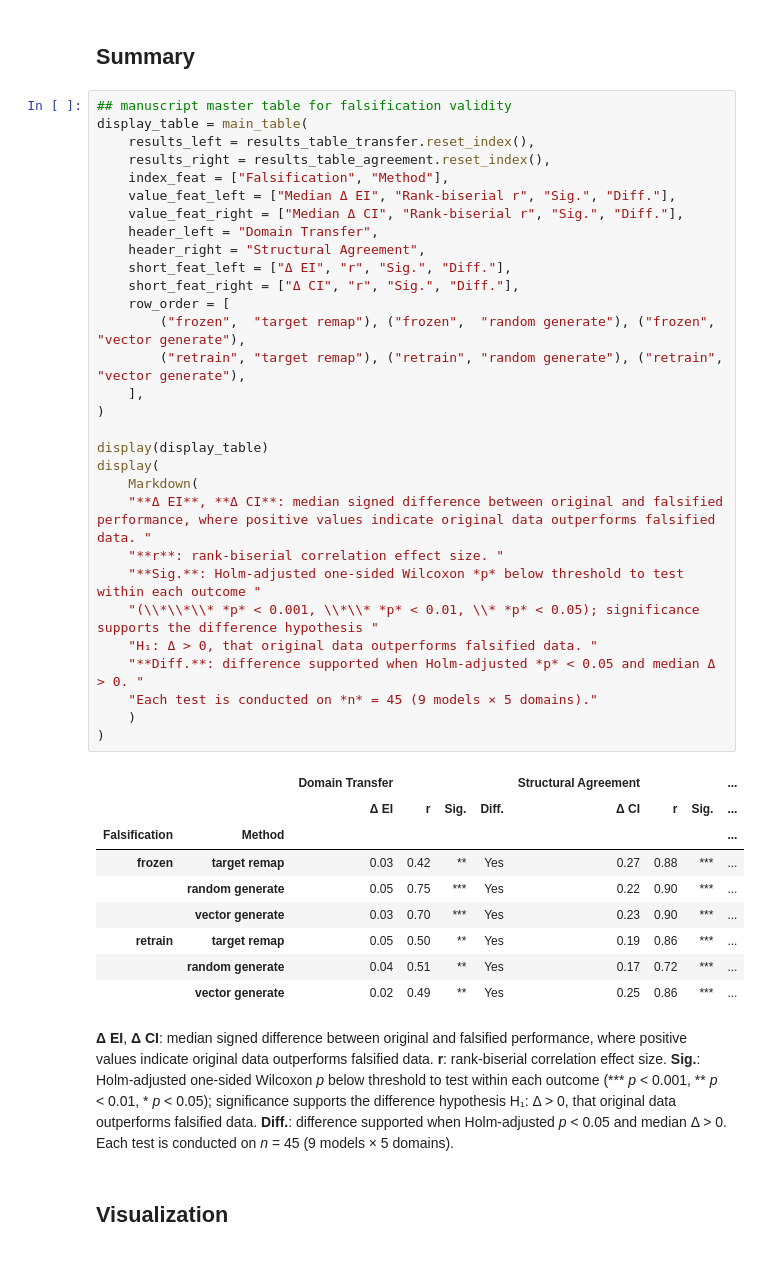
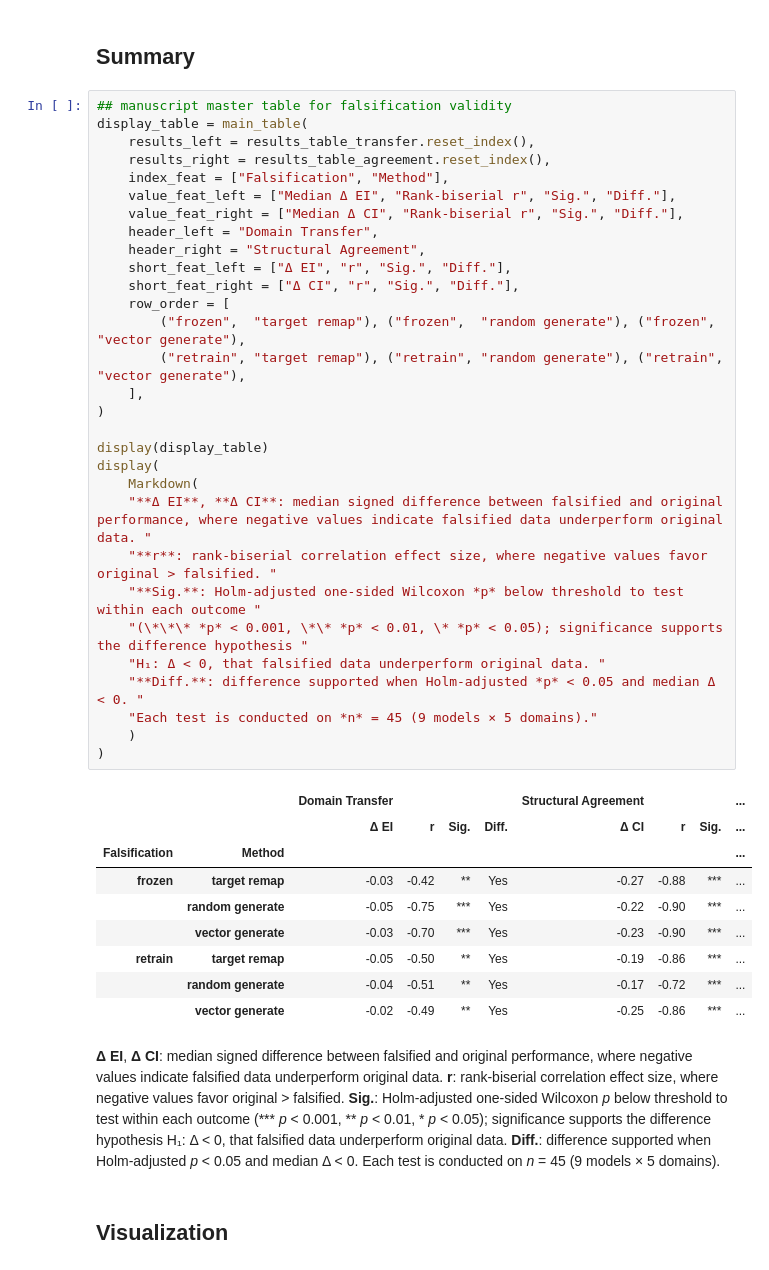
Before and after one commit to nickkunz/graph-capacity, a Jupyter notebook: notebooks/falsify.ipynb, the cells around one changed output. Cells and saved outputs as stored; diff of their text form.

```diff
--- a/notebooks/falsify.ipynb
+++ b/notebooks/falsify.ipynb
@@ -299,44 +299,44 @@ _Frozen falsification reduces model consensus for generated-input interventions,
 # %%
 ## manuscript master table for falsification validity
 display_table = main_table(
     results_left = results_table_transfer.reset_index(),
     results_right = results_table_agreement.reset_index(),
     index_feat = ["Falsification", "Method"],
     value_feat_left = ["Median Δ EI", "Rank-biserial r", "Sig.", "Diff."],
     value_feat_right = ["Median Δ CI", "Rank-biserial r", "Sig.", "Diff."],
     header_left = "Domain Transfer",
     header_right = "Structural Agreement",
     short_feat_left = ["Δ EI", "r", "Sig.", "Diff."],
     short_feat_right = ["Δ CI", "r", "Sig.", "Diff."],
     row_order = [
         ("frozen",  "target remap"), ("frozen",  "random generate"), ("frozen",  "vector generate"),
         ("retrain", "target remap"), ("retrain", "random generate"), ("retrain", "vector generate"),
     ],
 )
 
 display(display_table)
 display(
     Markdown(
-    "**Δ EI**, **Δ CI**: median signed difference between original and falsified performance, where positive values indicate original data outperforms falsified data. "
-    "**r**: rank-biserial correlation effect size. "
+    "**Δ EI**, **Δ CI**: median signed difference between falsified and original performance, where negative values indicate falsified data underperform original data. "
+    "**r**: rank-biserial correlation effect size, where negative values favor original > falsified. "
     "**Sig.**: Holm-adjusted one-sided Wilcoxon *p* below threshold to test within each outcome "
-    "(\\*\\*\\* *p* < 0.001, \\*\\* *p* < 0.01, \\* *p* < 0.05); significance supports the difference hypothesis "
-    "H₁: Δ > 0, that original data outperforms falsified data. "
-    "**Diff.**: difference supported when Holm-adjusted *p* < 0.05 and median Δ > 0. "
+    "(\*\*\* *p* < 0.001, \*\* *p* < 0.01, \* *p* < 0.05); significance supports the difference hypothesis "
+    "H₁: Δ < 0, that falsified data underperform original data. "
+    "**Diff.**: difference supported when Holm-adjusted *p* < 0.05 and median Δ < 0. "
     "Each test is conducted on *n* = 45 (9 models × 5 domains)."
     )
 )
 # %% [output]
 |  |  | Domain Transfer |  |  |  | Structural Agreement |  |  | ... |
 |  |  | Δ EI | r | Sig. | Diff. | Δ CI | r | Sig. | ... |
 | Falsification | Method |  |  |  |  |  |  |  | ... |
-| frozen | target remap | 0.03 | 0.42 | ** | Yes | 0.27 | 0.88 | *** | ... |
-|  | random generate | 0.05 | 0.75 | *** | Yes | 0.22 | 0.90 | *** | ... |
-|  | vector generate | 0.03 | 0.70 | *** | Yes | 0.23 | 0.90 | *** | ... |
-| retrain | target remap | 0.05 | 0.50 | ** | Yes | 0.19 | 0.86 | *** | ... |
-|  | random generate | 0.04 | 0.51 | ** | Yes | 0.17 | 0.72 | *** | ... |
-|  | vector generate | 0.02 | 0.49 | ** | Yes | 0.25 | 0.86 | *** | ... |
+| frozen | target remap | -0.03 | -0.42 | ** | Yes | -0.27 | -0.88 | *** | ... |
+|  | random generate | -0.05 | -0.75 | *** | Yes | -0.22 | -0.90 | *** | ... |
+|  | vector generate | -0.03 | -0.70 | *** | Yes | -0.23 | -0.90 | *** | ... |
+| retrain | target remap | -0.05 | -0.50 | ** | Yes | -0.19 | -0.86 | *** | ... |
+|  | random generate | -0.04 | -0.51 | ** | Yes | -0.17 | -0.72 | *** | ... |
+|  | vector generate | -0.02 | -0.49 | ** | Yes | -0.25 | -0.86 | *** | ... |
-**Δ EI**, **Δ CI**: median signed difference between original and falsified performance, where positive values indicate original data outperforms falsified data. **r**: rank-biserial correlation effect size. **Sig.**: Holm-adjusted one-sided Wilcoxon *p* below threshold to test within each outcome (\*\*\* *p* < 0.001, \*\* *p* < 0.01, \* *p* < 0.05); significance supports the difference hypothesis H₁: Δ > 0, that original data outperforms falsified data. **Diff.**: difference supported when Holm-adjusted *p* < 0.05 and median Δ > 0. Each test is conducted on *n* = 45 (9 models × 5 domains).
+**Δ EI**, **Δ CI**: median signed difference between falsified and original performance, where negative values indicate falsified data underperform original data. **r**: rank-biserial correlation effect size, where negative values favor original > falsified. **Sig.**: Holm-adjusted one-sided Wilcoxon *p* below threshold to test within each outcome (\*\*\* *p* < 0.001, \*\* *p* < 0.01, \* *p* < 0.05); significance supports the difference hypothesis H₁: Δ < 0, that falsified data underperform original data. **Diff.**: difference supported when Holm-adjusted *p* < 0.05 and median Δ < 0. Each test is conducted on *n* = 45 (9 models × 5 domains).
 # %% [markdown]
 ## Visualization
 # %%
```
Also changed, not shown: parts of 6 cells of this notebook, 6 other files.
